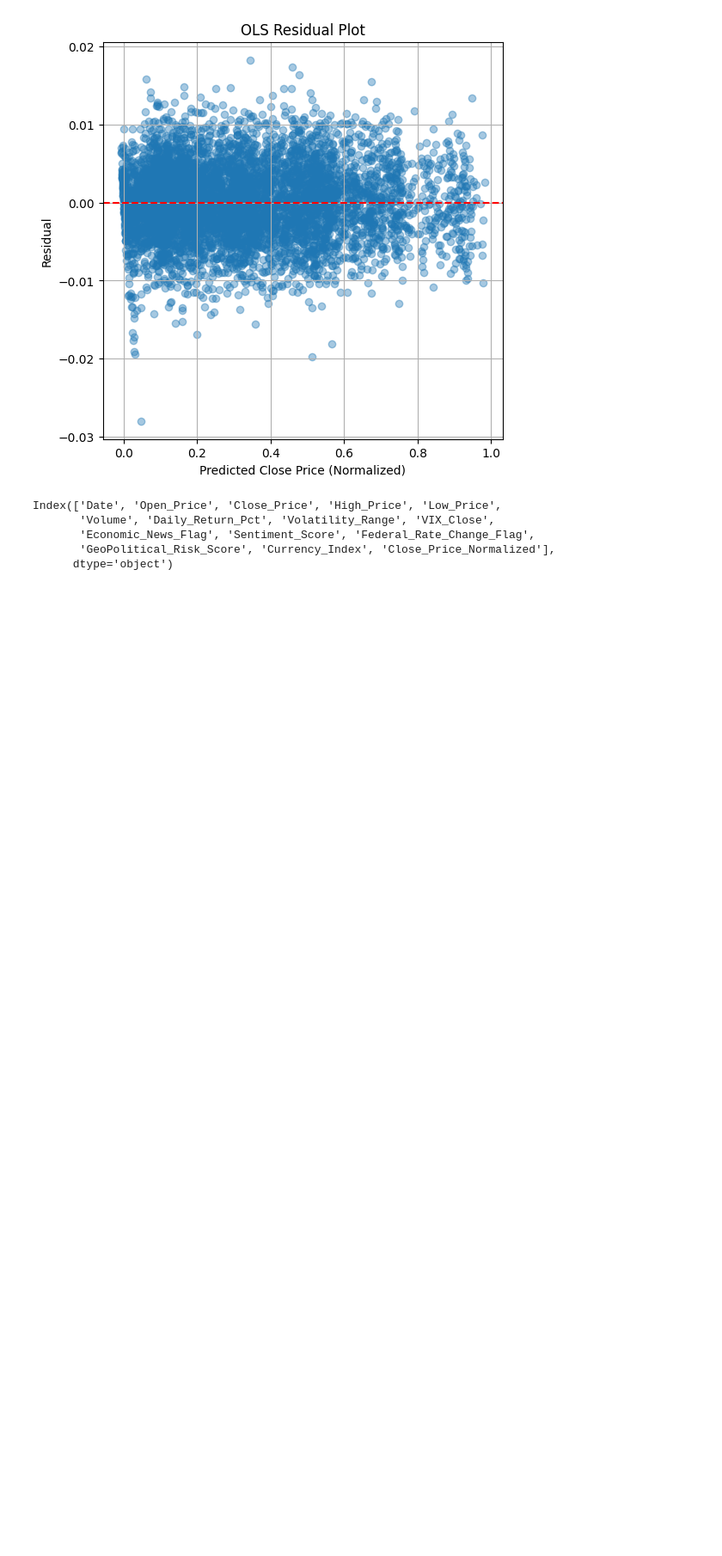
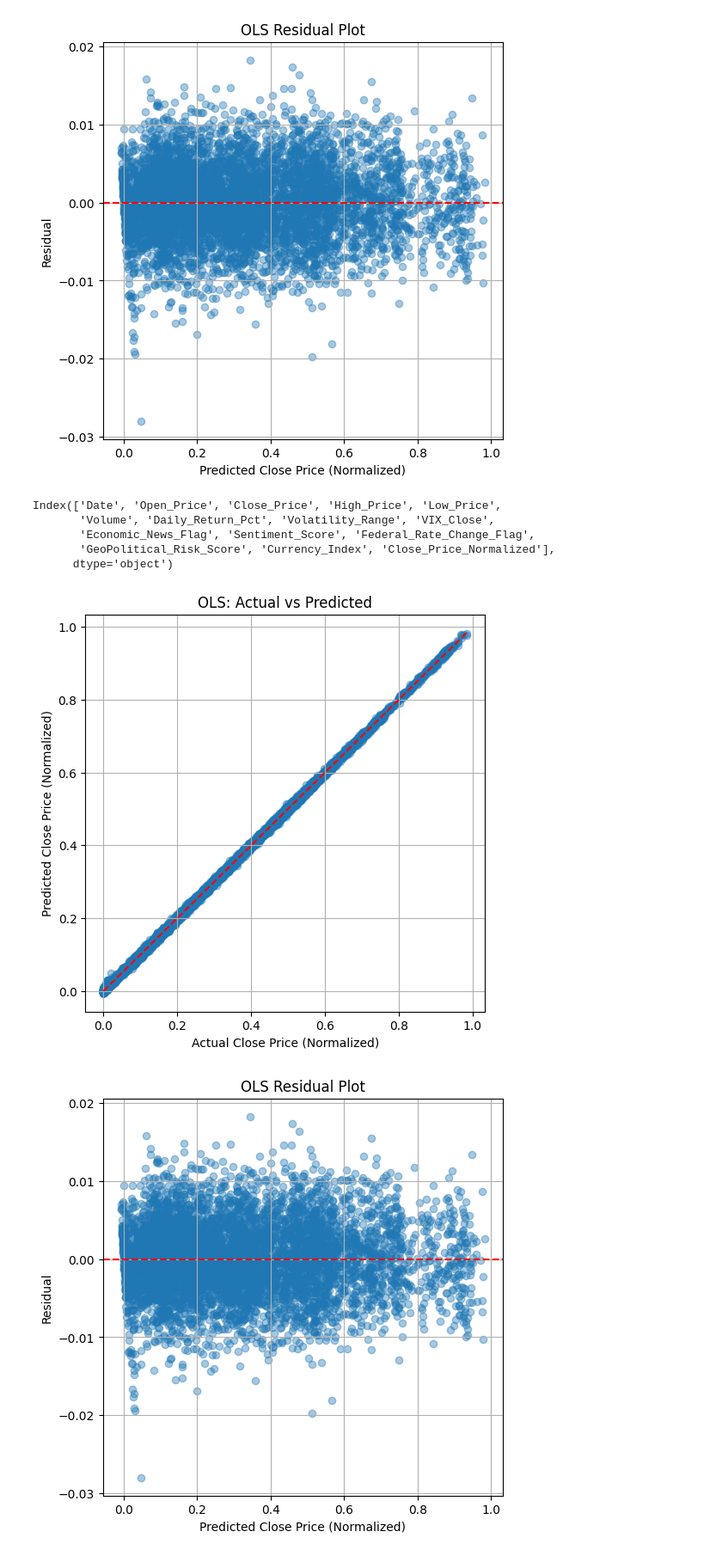
Before and after one commit to shashank237/AIBAS_Event_Based_Market_Predictor, a Jupyter notebook: code/models/OLS_Model.ipynb, the cells around one changed output. Shown at 86% size. Drawn from its saved outputs; the diff is of its cells as text; code cells hidden in the pictures; blank space fills up the shorter version.

Commit message:
Added the Scatter and Diagnosis Plots

```diff
--- a/code/models/OLS_Model.ipynb
+++ b/code/models/OLS_Model.ipynb
@@ -136,3 +136,57 @@ Index(['Date', 'Open_Price', 'Close_Price', 'High_Price', 'Low_Price',
        'Economic_News_Flag', 'Sentiment_Score', 'Federal_Rate_Change_Flag',
        'GeoPolitical_Risk_Score', 'Currency_Index', 'Close_Price_Normalized'],
       dtype='object')
+# %%
+import os
+import matplotlib.pyplot as plt
+
+# =========================
+# Output directory
+# =========================
+output_dir = "../../documentation/"
+os.makedirs(output_dir, exist_ok=True)
+
+# =========================
+# Actual vs Predicted Plot
+# =========================
+plt.figure(figsize=(6, 6))
+plt.scatter(y_test, y_pred, alpha=0.4)
+plt.plot(
+    [y_test.min(), y_test.max()],
+    [y_test.min(), y_test.max()],
+    "r--"
+)
+plt.xlabel("Actual Close Price (Normalized)")
+plt.ylabel("Predicted Close Price (Normalized)")
+plt.title("OLS: Actual vs Predicted")
+plt.grid(True)
+
+plt.savefig(
+    os.path.join(output_dir, "ols_actual_vs_predicted.png"),
+    dpi=300,
+    bbox_inches="tight"
+)
+plt.show()
+
+# =========================
+# Residual Plot
+# =========================
+residuals = y_test - y_pred
+
+plt.figure(figsize=(6, 6))
+plt.scatter(y_pred, residuals, alpha=0.4)
+plt.axhline(0, color="red", linestyle="--")
+plt.xlabel("Predicted Close Price (Normalized)")
+plt.ylabel("Residual")
+plt.title("OLS Residual Plot")
+plt.grid(True)
+
+plt.savefig(
+    os.path.join(output_dir, "ols_residual_plot.png"),
+    dpi=300,
+    bbox_inches="tight"
+)
+plt.show()
+# %% [output]
+[figure, added]
+[figure, added]
```
Also changed, not shown: parts of 2 cells of this notebook, 3 other files.
